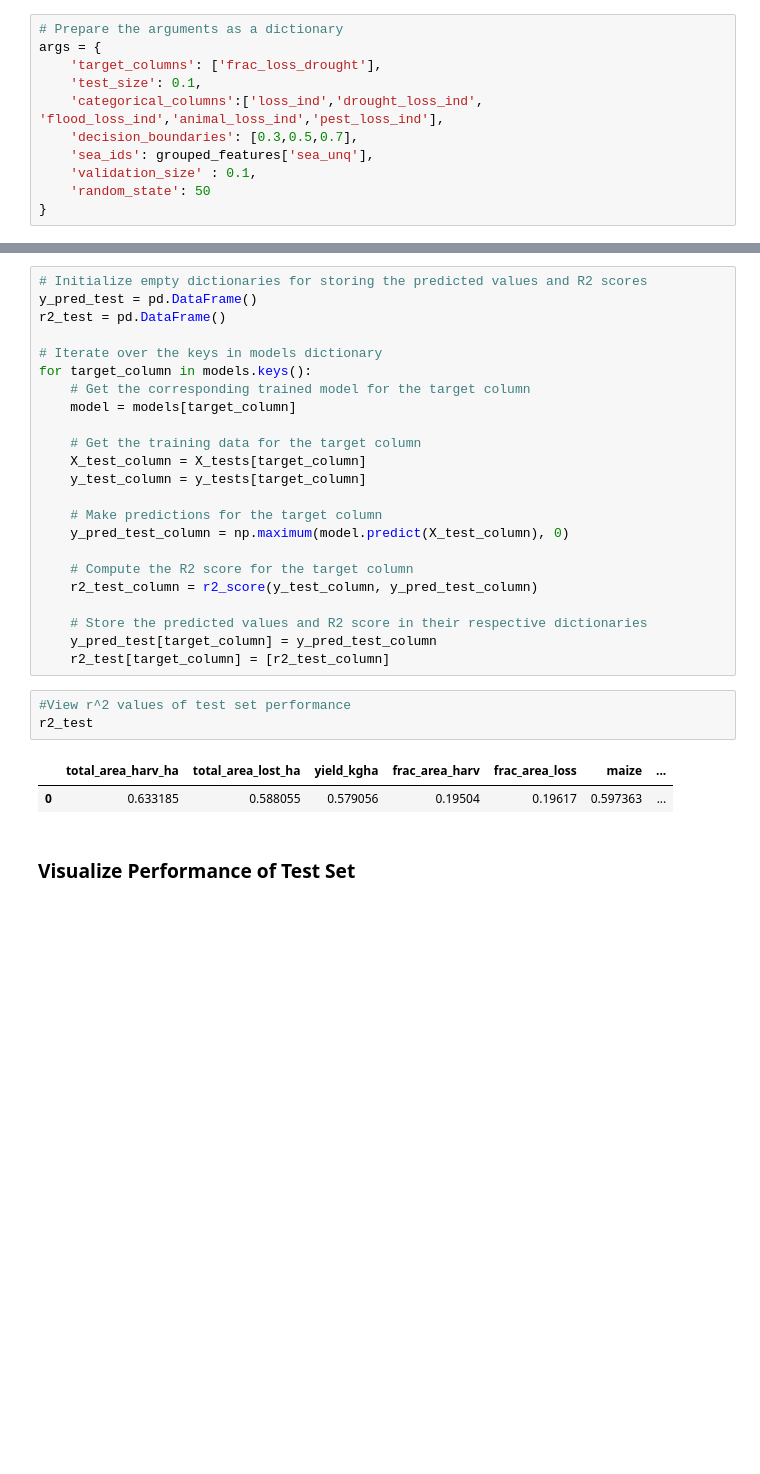
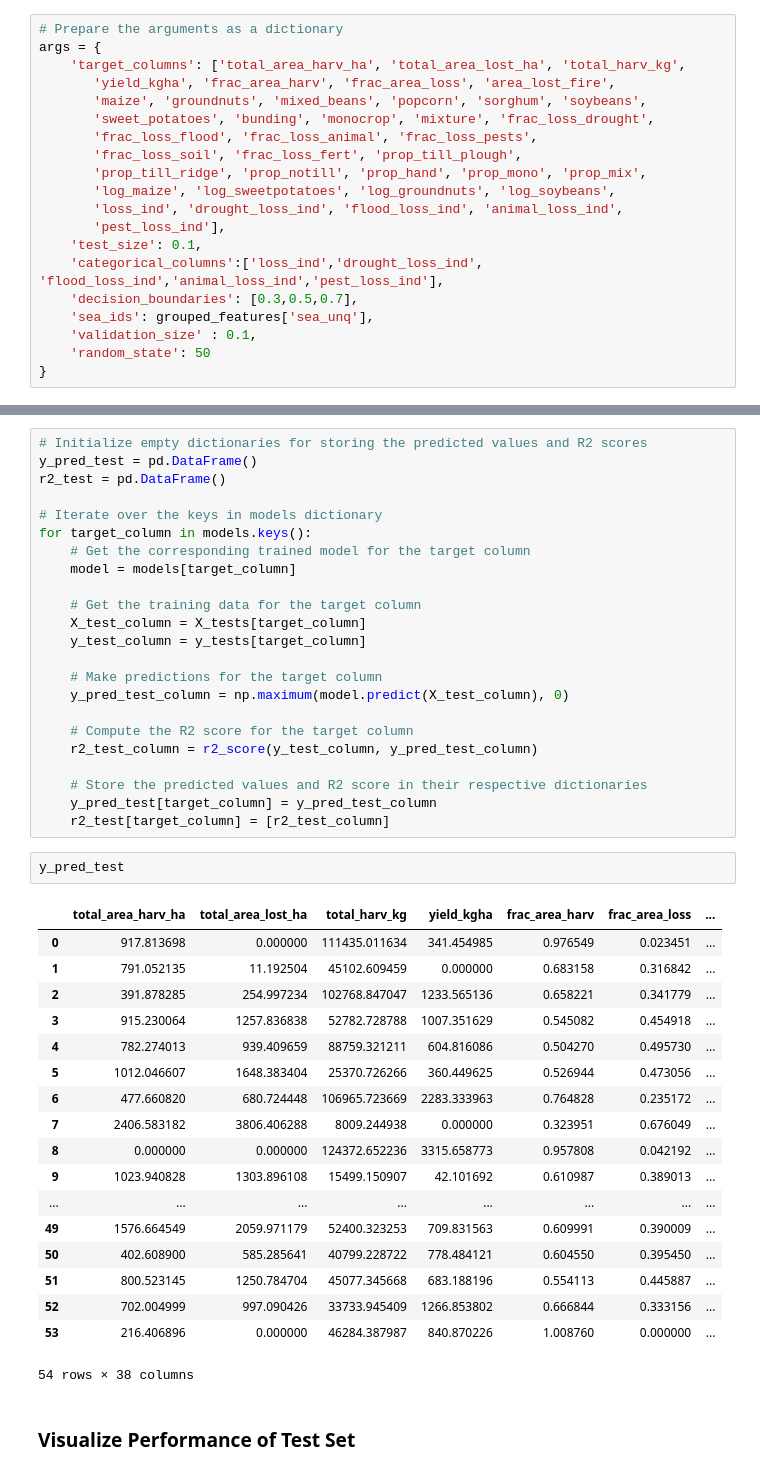
Before and after one commit to mosaiks-capstone/Modeling, a Jupyter notebook: gabmodeltesting.ipynb, the cells around one changed output, grey strips where cells are left out. Saved outputs shown, nothing was run; the diff lists cells and outputs as text; blank space fills up the shorter version.

```diff
--- a/gabmodeltesting.ipynb
+++ b/gabmodeltesting.ipynb
@@ -187,7 +148,16 @@ The BlockSamplingCV class is designed to perform cross-validation with block sam
 # %%
 # Prepare the arguments as a dictionary
 args = {
-    'target_columns': ['frac_loss_drought'],
+    'target_columns': ['total_area_harv_ha', 'total_area_lost_ha', 'total_harv_kg',
+       'yield_kgha', 'frac_area_harv', 'frac_area_loss', 'area_lost_fire',
+       'maize', 'groundnuts', 'mixed_beans', 'popcorn', 'sorghum', 'soybeans',
+       'sweet_potatoes', 'bunding', 'monocrop', 'mixture', 'frac_loss_drought',
+       'frac_loss_flood', 'frac_loss_animal', 'frac_loss_pests',
+       'frac_loss_soil', 'frac_loss_fert', 'prop_till_plough',
+       'prop_till_ridge', 'prop_notill', 'prop_hand', 'prop_mono', 'prop_mix',
+       'log_maize', 'log_sweetpotatoes', 'log_groundnuts', 'log_soybeans',
+       'loss_ind', 'drought_loss_ind', 'flood_loss_ind', 'animal_loss_ind',
+       'pest_loss_ind'],
     'test_size': 0.1,
     'categorical_columns':['loss_ind','drought_loss_ind', 'flood_loss_ind','animal_loss_ind','pest_loss_ind'],
     'decision_boundaries': [0.3,0.5,0.7],
@@ -990,12 +464,27 @@ for target_column in models.keys():
     # Store the predicted values and R2 score in their respective dictionaries
     y_pred_test[target_column] = y_pred_test_column
     r2_test[target_column] = [r2_test_column]
-# %%
-#View r^2 values of test set performance
-r2_test
-# %% [output]
-|  | total_area_harv_ha | total_area_lost_ha | yield_kgha | frac_area_harv | frac_area_loss | maize | ... |
-| 0 | 0.633185 | 0.588055 | 0.579056 | 0.19504 | 0.19617 | 0.597363 | ... |
+# %%
+y_pred_test
+# %% [output]
+|  | total_area_harv_ha | total_area_lost_ha | total_harv_kg | yield_kgha | frac_area_harv | frac_area_loss | ... |
+| 0 | 917.813698 | 0.000000 | 111435.011634 | 341.454985 | 0.976549 | 0.023451 | ... |
+| 1 | 791.052135 | 11.192504 | 45102.609459 | 0.000000 | 0.683158 | 0.316842 | ... |
+| 2 | 391.878285 | 254.997234 | 102768.847047 | 1233.565136 | 0.658221 | 0.341779 | ... |
+| 3 | 915.230064 | 1257.836838 | 52782.728788 | 1007.351629 | 0.545082 | 0.454918 | ... |
+| 4 | 782.274013 | 939.409659 | 88759.321211 | 604.816086 | 0.504270 | 0.495730 | ... |
+| 5 | 1012.046607 | 1648.383404 | 25370.726266 | 360.449625 | 0.526944 | 0.473056 | ... |
+| 6 | 477.660820 | 680.724448 | 106965.723669 | 2283.333963 | 0.764828 | 0.235172 | ... |
+| 7 | 2406.583182 | 3806.406288 | 8009.244938 | 0.000000 | 0.323951 | 0.676049 | ... |
+| 8 | 0.000000 | 0.000000 | 124372.652236 | 3315.658773 | 0.957808 | 0.042192 | ... |
+| 9 | 1023.940828 | 1303.896108 | 15499.150907 | 42.101692 | 0.610987 | 0.389013 | ... |
+| ... | ... | ... | ... | ... | ... | ... | ... |
+| 49 | 1576.664549 | 2059.971179 | 52400.323253 | 709.831563 | 0.609991 | 0.390009 | ... |
+| 50 | 402.608900 | 585.285641 | 40799.228722 | 778.484121 | 0.604550 | 0.395450 | ... |
+| 51 | 800.523145 | 1250.784704 | 45077.345668 | 683.188196 | 0.554113 | 0.445887 | ... |
+| 52 | 702.004999 | 997.090426 | 33733.945409 | 1266.853802 | 0.666844 | 0.333156 | ... |
+| 53 | 216.406896 | 0.000000 | 46284.387987 | 840.870226 | 1.008760 | 0.000000 | ... |
+54 rows × 38 columns
 # %% [markdown]
 ### Visualize Performance of Test Set
 # %%
```
Also changed, not shown: parts of 43 cells of this notebook.
